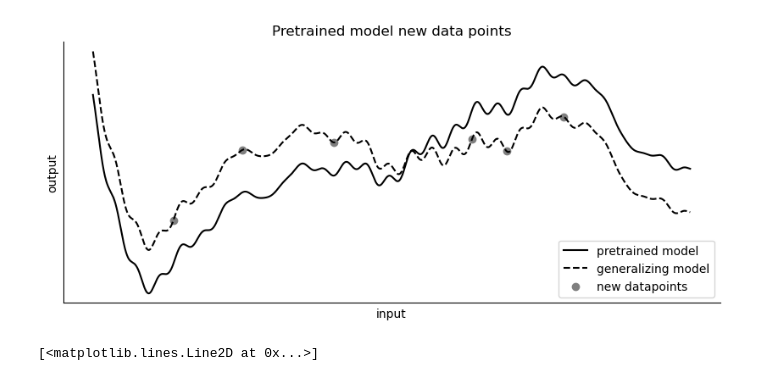
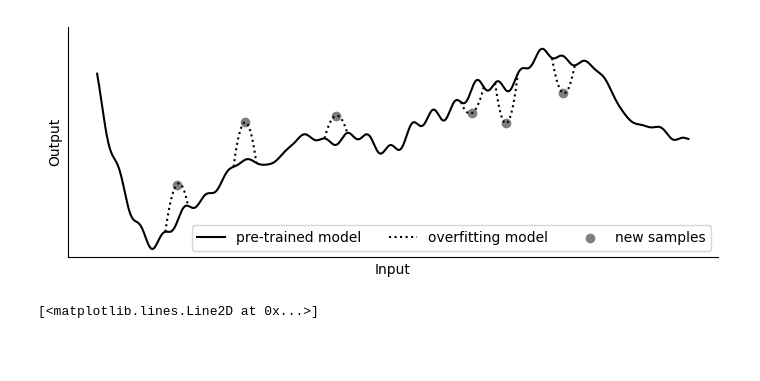
Before and after one commit to Ricu/fantastic-umbrella, a Jupyter notebook: notebooks/plotting_motivation.ipynb, the cells around one changed output. Saved outputs shown, nothing was run; the diff lists cells and outputs as text; code cells hidden in the pictures; blank space fills up the shorter version.

```diff
--- a/notebooks/plotting_motivation.ipynb
+++ b/notebooks/plotting_motivation.ipynb
@@ -6,11 +6,11 @@ from scipy.interpolate import lagrange, UnivariateSpline
 from scipy.signal import tukey
 from scipy.interpolate import CubicSpline
 
-fig,ax = plt.subplots(1,figsize = (10,4))
+fig,ax = plt.subplots(1,figsize = (7,2.8))
 # ax.set_aspect(0.2)
-SCENARIO = 'generalizing'
+# SCENARIO = 'generalizing'
 # SCENARIO = 'underfitting'
-# SCENARIO = 'overfitting'
+SCENARIO = 'overfitting'
 
 
 x = np.linspace(-3.1,2.1,10001)
@@ -32,7 +32,7 @@ ax.plot(
     x,
     y_PT,
     color='k',
-    label="pretrained model")
+    label="pre-trained model")
 
 ## New true distribution
 def diff_function(x):
@@ -107,40 +107,41 @@ if SCENARIO == 'generalizing':
         color='k',
         label="generalizing model"
     )
 
 if SCENARIO == 'underfitting':
     ## Plot the underfitting model
     ax.plot(
         x,
         y_underfitting,
         linestyle=':',
         color='k',
         label="underfitting model"
     )
 
 ## Plot new data points
-ax.scatter(x_samples,y_samples,label="new datapoints",c="tab:gray")
+ax.scatter(x_samples,y_samples,label="new samples",c="tab:gray")
 
 
-ax.legend()
+ax.legend(loc='lower right',ncols=3)
 
-ax.set_xlabel('input')
-ax.set_ylabel('output')
+ax.set_xlabel('Input')
+ax.set_ylabel('Output')
 ax.set_yticklabels([])
 ax.set_xticklabels([])
 ax.set_xticks([])
 ax.set_yticks([])
 ax.set_ylim([-4.5,4.5])
 
 
 # Hide the right and top spines
 ax.spines.right.set_visible(False)
 ax.spines.top.set_visible(False)
 
-ax.set_title("Pretrained model new data points")
-fig.savefig(f"fumbrella_motivation_{SCENARIO}.pdf")
+# ax.set_title("Pretrained model new data points")
+fig.tight_layout()
+fig.savefig(f"img/fumbrella_motivation_{SCENARIO}.pdf")
 # %% [output]
-[figure, old version]
+[figure, new version]
 # %%
 from scipy.signal import tukey
 f_window = lambda x: tukey(len(x), alpha=0.1)
```
Also changed, not shown: 10 other files.
